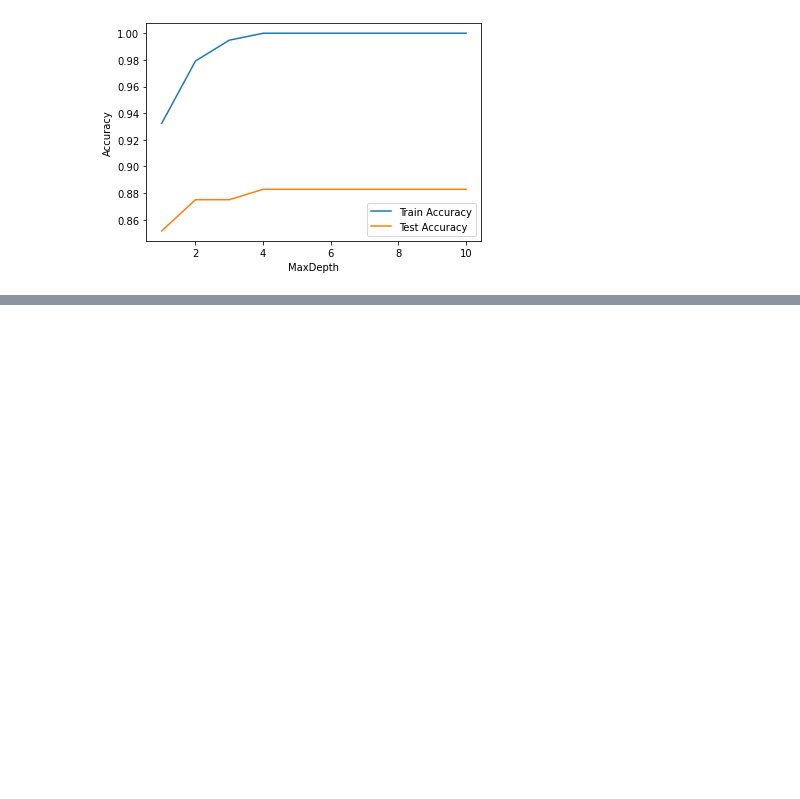
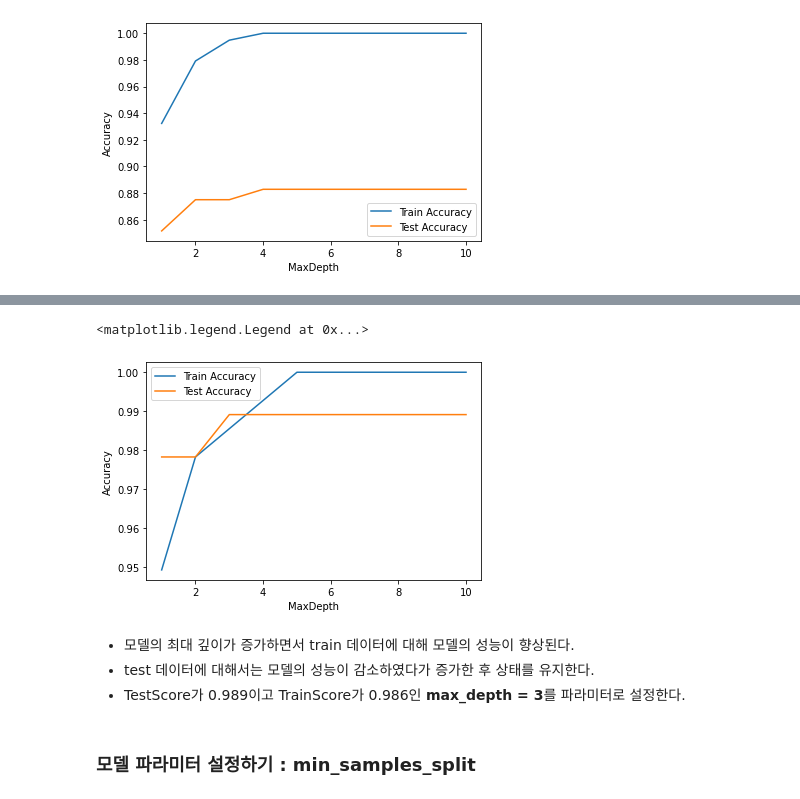
Before and after one commit to mjiii25/posco-academy, a Jupyter notebook: Big-Data/Assignment-2/C1성민지_종합실습-2_code.ipynb, the cells around one changed output, grey strips where cells are left out. Saved outputs shown, nothing was run; the diff lists cells and outputs as text; code cells hidden in the pictures; blank space fills up the shorter version.

```diff
--- a/Big-Data/Assignment-2/C1성민지_종합실습-2_code.ipynb
+++ b/Big-Data/Assignment-2/C1성민지_종합실습-2_code.ipynb
@@ -544,0 +824,16 @@ plt.legend()
+# %%
+train_accuracy = []; test_accuracy = []
+para_depth = [depth for depth in range(1,11)]
+
+for v_max_depth in para_depth :
+    rf = RandomForestClassifier(random_state = 1234,
+                                  n_estimators = 10,
+                                  max_depth = v_max_depth)
+    rf.fit(df_train_x, df_train_y)
+    train_accuracy.append(rf.score(df_train_x, df_train_y))
+    test_accuracy.append(rf.score(df_test_x, df_test_y))
+
+df_accuracy_depth = pd.DataFrame()
+df_accuracy_depth['Depth'] = para_depth
+df_accuracy_depth['TrainScore'] = train_accuracy
+df_accuracy_depth['TestScore'] = test_accuracy
@@ -544,0 +854,14 @@ plt.legend()
+# %%
+plt.plot(para_depth, train_accuracy, linestyle = '-', label = 'Train Accuracy')
+plt.plot(para_depth, test_accuracy, linestyle = '-', label = 'Test Accuracy')
+plt.ylabel('Accuracy'); plt.xlabel('MaxDepth')
+plt.legend()
+# %% [output]
+<matplotlib.legend.Legend at 0x...>
+[figure, added]
+# %% [markdown]
+- 모델의 최대 깊이가 증가하면서 train 데이터에 대해 모델의 성능이 향상된다.
+- test 데이터에 대해서는 모델의 성능이 감소하였다가 증가한 후 상태를 유지한다.
+- TestScore가 0.989이고 TrainScore가 0.986인 **max_depth = 3**를 파라미터로 설정한다.
+# %% [markdown]
+### **모델 파라미터 설정하기 : min_samples_split**
```
Also changed, not shown: parts of 79 cells of this notebook.
